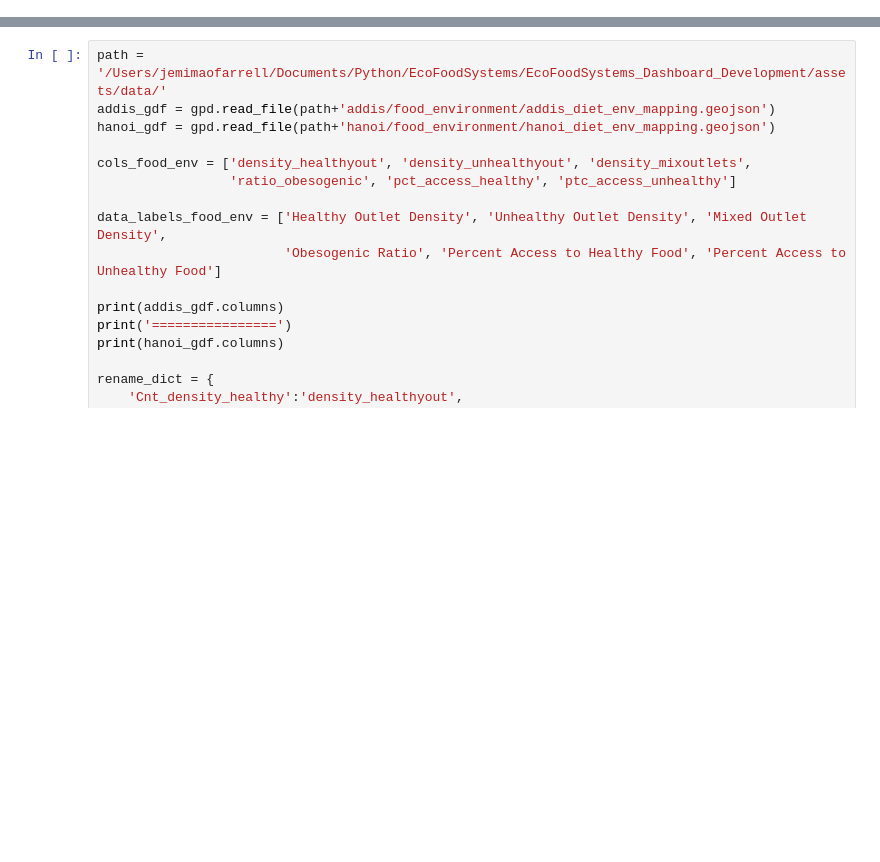
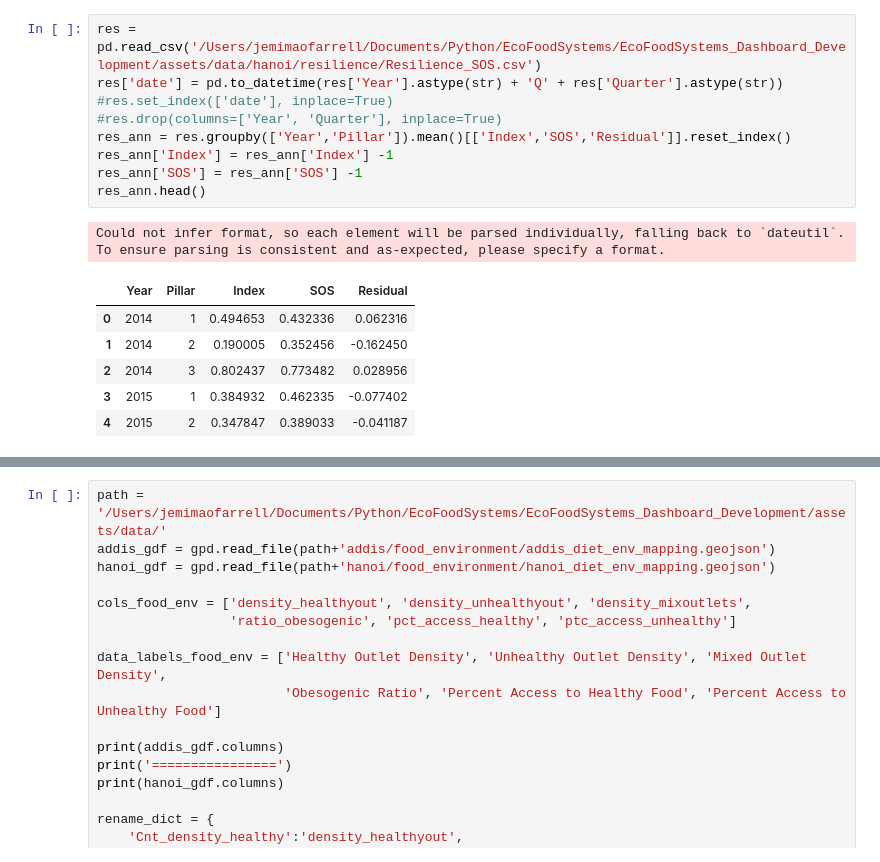
Before and after one commit to J-OFarrell/EcoFoodSystems-dashboard-development, a Jupyter notebook: legacy_files/data_prep.ipynb, the cells around one changed output, grey strips where cells are left out. Cells and saved outputs as stored; diff of their text form; blank space fills up the shorter version.

```diff
--- a/legacy_files/data_prep.ipynb
+++ b/legacy_files/data_prep.ipynb
@@ -8,0 +73,17 @@ import json
+# %%
+res = pd.read_csv('/Users/jemimaofarrell/Documents/Python/EcoFoodSystems/EcoFoodSystems_Dashboard_Development/assets/data/hanoi/resilience/Resilience_SOS.csv')
+res['date'] = pd.to_datetime(res['Year'].astype(str) + 'Q' + res['Quarter'].astype(str))
+#res.set_index(['date'], inplace=True)
+#res.drop(columns=['Year', 'Quarter'], inplace=True)
+res_ann = res.groupby(['Year','Pillar']).mean()[['Index','SOS','Residual']].reset_index()
+res_ann['Index'] = res_ann['Index'] -1
+res_ann['SOS'] = res_ann['SOS'] -1
+res_ann.head()
+# %% [output]
+Could not infer format, so each element will be parsed individually, falling back to `dateutil`. To ensure parsing is consistent and as-expected, please specify a format.
+|  | Year | Pillar | Index | SOS | Residual |
+| 0 | 2014 | 1 | 0.494653 | 0.432336 | 0.062316 |
+| 1 | 2014 | 2 | 0.190005 | 0.352456 | -0.162450 |
+| 2 | 2014 | 3 | 0.802437 | 0.773482 | 0.028956 |
+| 3 | 2015 | 1 | 0.384932 | 0.462335 | -0.077402 |
+| 4 | 2015 | 2 | 0.347847 | 0.389033 | -0.041187 |
```
Also changed, not shown: parts of 10 cells of this notebook, 10 other files.
